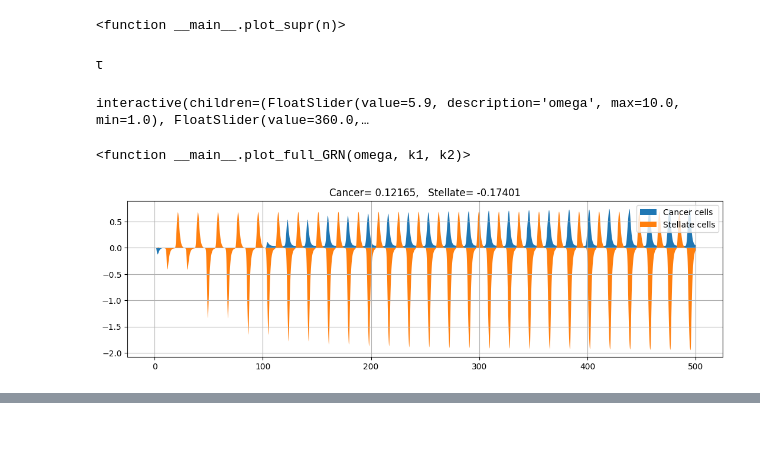
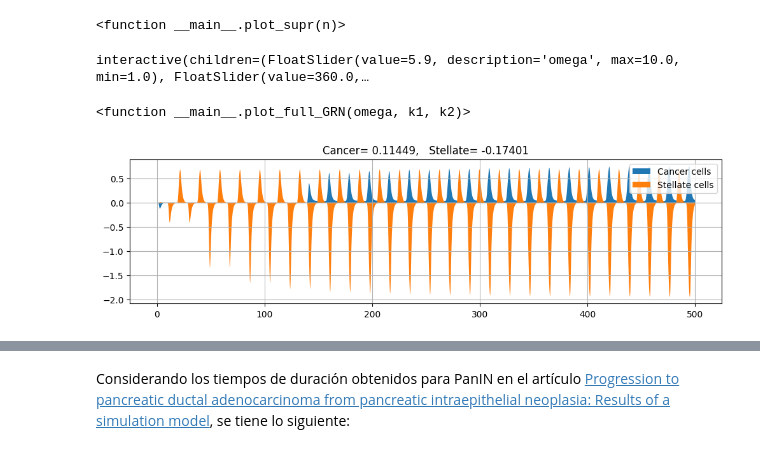
Before and after one commit to joshbrx/biomath_model, a Jupyter notebook: full_GRN.ipynb, the cells around one changed output, grey strips where cells are left out. Saved outputs shown, nothing was run; the diff lists cells and outputs as text; code cells hidden in the pictures.

Commit message:
Se agregó el previo al análisis temporal para tau1 y tau2.

```diff
--- a/full_GRN.ipynb
+++ b/full_GRN.ipynb
@@ -84,7 +84,7 @@ def RK_solver(S0, t, k, X1, X2):
 
     dt = t[1] - t[0];
     for i in range(len(t)):
-        y1_tau1, c3_tau2 = S[i-int(k[0]), 0], S[i-int(k[1]), 5]
+        y1_tau1, c3_tau2 = S[i-int(k[0]), 0], S[i-int(k[0] + k[1]), 5]
         K[0] = dt * dS(S[i]         , i, y1_tau1, c3_tau2, X1, X2)
         K[1] = dt * dS(S[i] + K[0]/2, i, y1_tau1, c3_tau2, X1, X2)
         K[2] = dt * dS(S[i] + K[1]/2, i, y1_tau1, c3_tau2, X1, X2)
@@ -97,7 +97,7 @@ def RK_solver(S0, t, k, X1, X2):
 n = [-4, -20]
 e = [1/0.4, 1/1.2, 1/2.14, 1/0.35, 1/1.15, 1/1.4, 1, 1/0.2, 2.5, 1/1.25, 1/4.25, 1/2.75, 1/1.75]
 start=0; step=0.1; num=5000
-t = np.arange(0,num)*step + start
+t = np.arange(0.001,num)*step + start
 # %%
 S0 = np.concatenate([np.array([0, 0, 1, 1]), np.zeros(8), np.zeros(16)])   # Y, C, Z, R
 A = np.array([2418/941,1,1,1]);
@@ -119,6 +119,4 @@ def plot_full_GRN(omega, k1, k2):
     fig.suptitle(f"Full GRN in pancreas, $\omega=${omega}, $τ_1=${int(k1)*step}, $τ_2=${int(k2)*step}"); plt.show()
-# %% [markdown]
-τ
 # %%
 interact(plot_full_GRN, omega = widgets.FloatSlider(value=5.9, min=1, max=10, step=0.1),
                       k1 = widgets.FloatSlider(value=360, min=0, max=1000, step=10),
@@ -129,13 +127,13 @@ interactive(children=(FloatSlider(value=5.9, description='omega', max=10.0, min=
 # %%
 omega, k1, k2 = 5.9, 360, 1000
 X1, X2 = np.sin(t/omega)**4, np.cos(t/omega)**4
 Pip = RK_solver(S0, t, [k1, k2], X1, X2)
 
-plt.figure(figsize=(13,3.5), dpi=100)
+plt.figure(figsize=(12,3), dpi=100)
 plt.fill_between(t, -A[2]*Pip[1:,10] + A[3]*Pip[1:,11], label="Cancer cells")
 plt.fill_between(t, -A[0]*Pip[1:,8] + A[1]*Pip[1:,9], label="Stellate cells")
 plt.grid(); plt.legend();
 plt.title(f"Cancer= {round(np.mean(A[3]*Pip[:,11]), 5)},   Stellate= {round(np.mean(-A[0]*Pip[:,8] + A[1]*Pip[:,9]), 5)}"); plt.show()
 print(np.mean(Pip[20:,8]), np.mean(Pip[20:,9]))
 # %% [output]
-[figure, old version]
+[figure, new version]
@@ -142,0 +141,2 @@ print(np.mean(Pip[20:,8]), np.mean(Pip[20:,9]))
+# %% [markdown]
+Considerando los tiempos de duración obtenidos para PanIN en el artículo [Progression to pancreatic ductal adenocarcinoma from pancreatic intraepithelial neoplasia: Results of a simulation model](https://www.sciencedirect.com/science/article/pii/S1424390318306367?via%3Dihub), se tiene lo siguiente:
```
Also changed, not shown: parts of 6 cells of this notebook.
